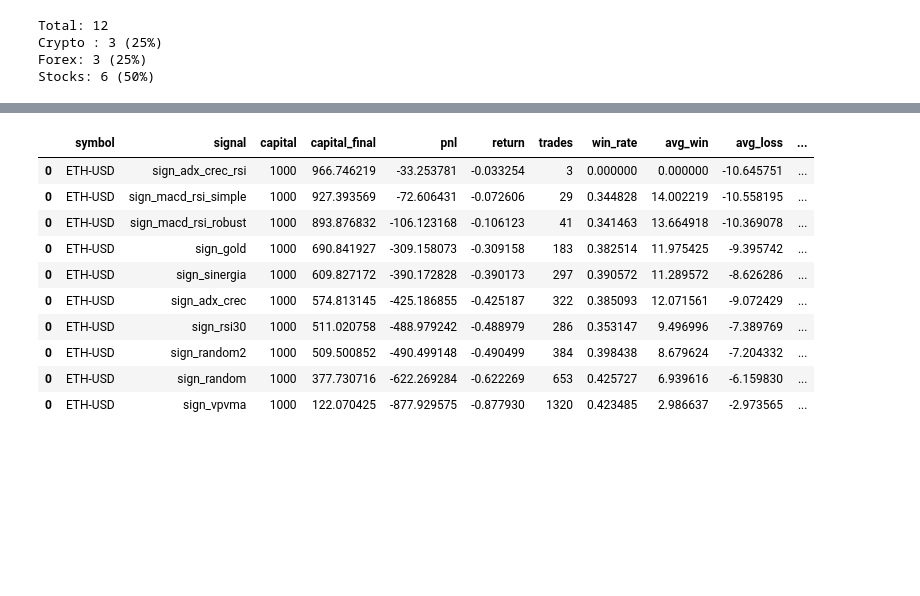
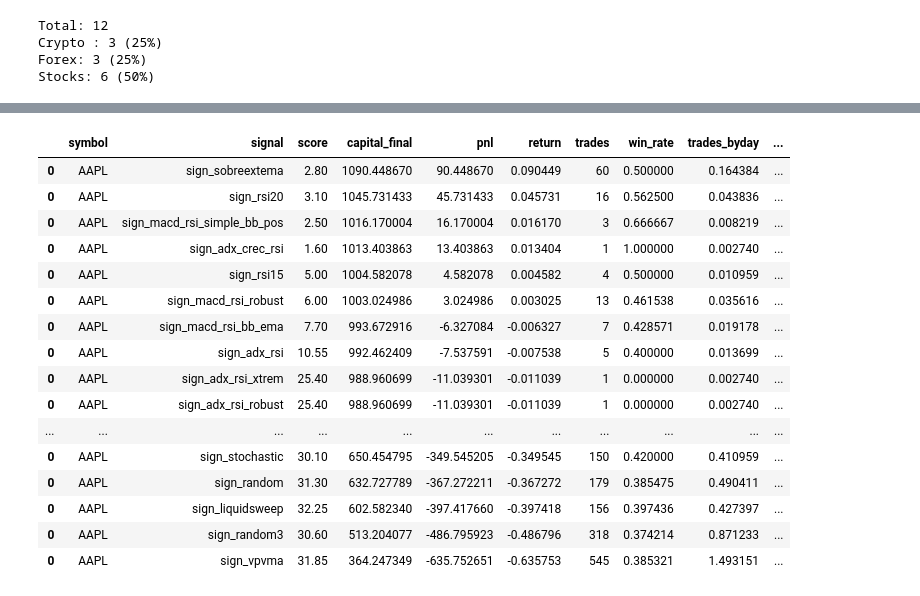
Before and after one commit to josebrx99/python, a Jupyter notebook: trading/engine/backtester.ipynb, the cells around one changed output, grey strips where cells are left out. Cells and saved outputs as stored; diff of their text form; code cells hidden in the pictures; blank space fills up the shorter version.

```diff
--- a/trading/engine/backtester.ipynb
+++ b/trading/engine/backtester.ipynb
@@ -126,14 +98,0 @@ resume["trades_byday"] = resume["trades"] / total
-# %%
-resume
-# %% [output]
-|  | symbol | signal | capital | capital_final | pnl | return | trades | win_rate | avg_win | avg_loss | ... |
-| 0 | ETH-USD | sign_adx_crec_rsi | 1000 | 966.746219 | -33.253781 | -0.033254 | 3 | 0.000000 | 0.000000 | -10.645751 | ... |
-| 0 | ETH-USD | sign_macd_rsi_simple | 1000 | 927.393569 | -72.606431 | -0.072606 | 29 | 0.344828 | 14.002219 | -10.558195 | ... |
-| 0 | ETH-USD | sign_macd_rsi_robust | 1000 | 893.876832 | -106.123168 | -0.106123 | 41 | 0.341463 | 13.664918 | -10.369078 | ... |
-| 0 | ETH-USD | sign_gold | 1000 | 690.841927 | -309.158073 | -0.309158 | 183 | 0.382514 | 11.975425 | -9.395742 | ... |
-| 0 | ETH-USD | sign_sinergia | 1000 | 609.827172 | -390.172828 | -0.390173 | 297 | 0.390572 | 11.289572 | -8.626286 | ... |
-| 0 | ETH-USD | sign_adx_crec | 1000 | 574.813145 | -425.186855 | -0.425187 | 322 | 0.385093 | 12.071561 | -9.072429 | ... |
-| 0 | ETH-USD | sign_rsi30 | 1000 | 511.020758 | -488.979242 | -0.488979 | 286 | 0.353147 | 9.496996 | -7.389769 | ... |
-| 0 | ETH-USD | sign_random2 | 1000 | 509.500852 | -490.499148 | -0.490499 | 384 | 0.398438 | 8.679624 | -7.204332 | ... |
-| 0 | ETH-USD | sign_random | 1000 | 377.730716 | -622.269284 | -0.622269 | 653 | 0.425727 | 6.939616 | -6.159830 | ... |
-| 0 | ETH-USD | sign_vpvma | 1000 | 122.070425 | -877.929575 | -0.877930 | 1320 | 0.423485 | 2.986637 | -2.973565 | ... |
@@ -140,3 +185,24 @@ resume
+# %%
+resume[['symbol', 'signal', "score", 'capital_final', 'pnl', 'return', 'trades', 'win_rate', 'trades_byday', 'expectancy', 'profit_factor', 'sharpe',
+        'n_tp', 'n_sl', 'n_ts', 'n_rev', 'fees']] # 'avg_win', 'avg_loss', 'max_drawdown',
+# %% [output]
+|  | symbol | signal | score | capital_final | pnl | return | trades | win_rate | trades_byday | ... |
+| 0 | AAPL | sign_sobreextema | 2.80 | 1090.448670 | 90.448670 | 0.090449 | 60 | 0.500000 | 0.164384 | ... |
+| 0 | AAPL | sign_rsi20 | 3.10 | 1045.731433 | 45.731433 | 0.045731 | 16 | 0.562500 | 0.043836 | ... |
+| 0 | AAPL | sign_macd_rsi_simple_bb_pos | 2.50 | 1016.170004 | 16.170004 | 0.016170 | 3 | 0.666667 | 0.008219 | ... |
+| 0 | AAPL | sign_adx_crec_rsi | 1.60 | 1013.403863 | 13.403863 | 0.013404 | 1 | 1.000000 | 0.002740 | ... |
+| 0 | AAPL | sign_rsi15 | 5.00 | 1004.582078 | 4.582078 | 0.004582 | 4 | 0.500000 | 0.010959 | ... |
+| 0 | AAPL | sign_macd_rsi_robust | 6.00 | 1003.024986 | 3.024986 | 0.003025 | 13 | 0.461538 | 0.035616 | ... |
+| 0 | AAPL | sign_macd_rsi_bb_ema | 7.70 | 993.672916 | -6.327084 | -0.006327 | 7 | 0.428571 | 0.019178 | ... |
+| 0 | AAPL | sign_adx_rsi | 10.55 | 992.462409 | -7.537591 | -0.007538 | 5 | 0.400000 | 0.013699 | ... |
+| 0 | AAPL | sign_adx_rsi_xtrem | 25.40 | 988.960699 | -11.039301 | -0.011039 | 1 | 0.000000 | 0.002740 | ... |
+| 0 | AAPL | sign_adx_rsi_robust | 25.40 | 988.960699 | -11.039301 | -0.011039 | 1 | 0.000000 | 0.002740 | ... |
+| ... | ... | ... | ... | ... | ... | ... | ... | ... | ... | ... |
+| 0 | AAPL | sign_stochastic | 30.10 | 650.454795 | -349.545205 | -0.349545 | 150 | 0.420000 | 0.410959 | ... |
+| 0 | AAPL | sign_random | 31.30 | 632.727789 | -367.272211 | -0.367272 | 179 | 0.385475 | 0.490411 | ... |
+| 0 | AAPL | sign_liquidsweep | 32.25 | 602.582340 | -397.417660 | -0.397418 | 156 | 0.397436 | 0.427397 | ... |
+| 0 | AAPL | sign_random3 | 30.60 | 513.204077 | -486.795923 | -0.486796 | 318 | 0.374214 | 0.871233 | ... |
+| 0 | AAPL | sign_vpvma | 31.85 | 364.247349 | -635.752651 | -0.635753 | 545 | 0.385321 | 1.493151 | ... |
 # %%
 trades
 # %% [output]
```
Also changed, not shown: parts of 14 cells of this notebook, 25 other files.
